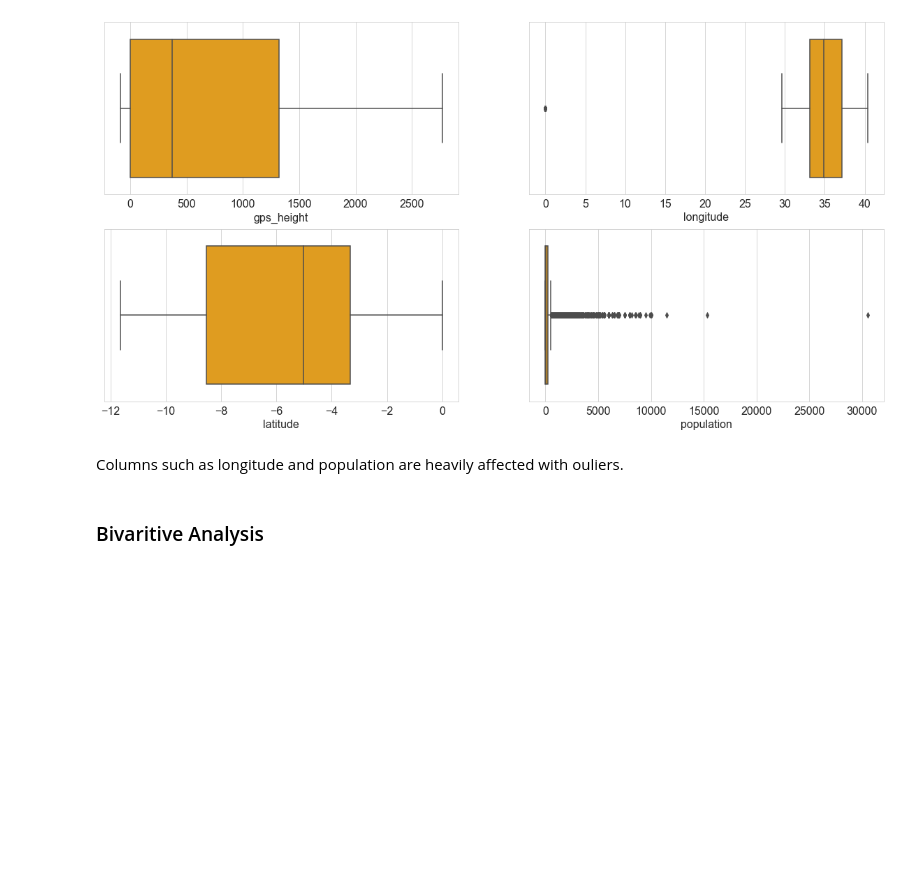
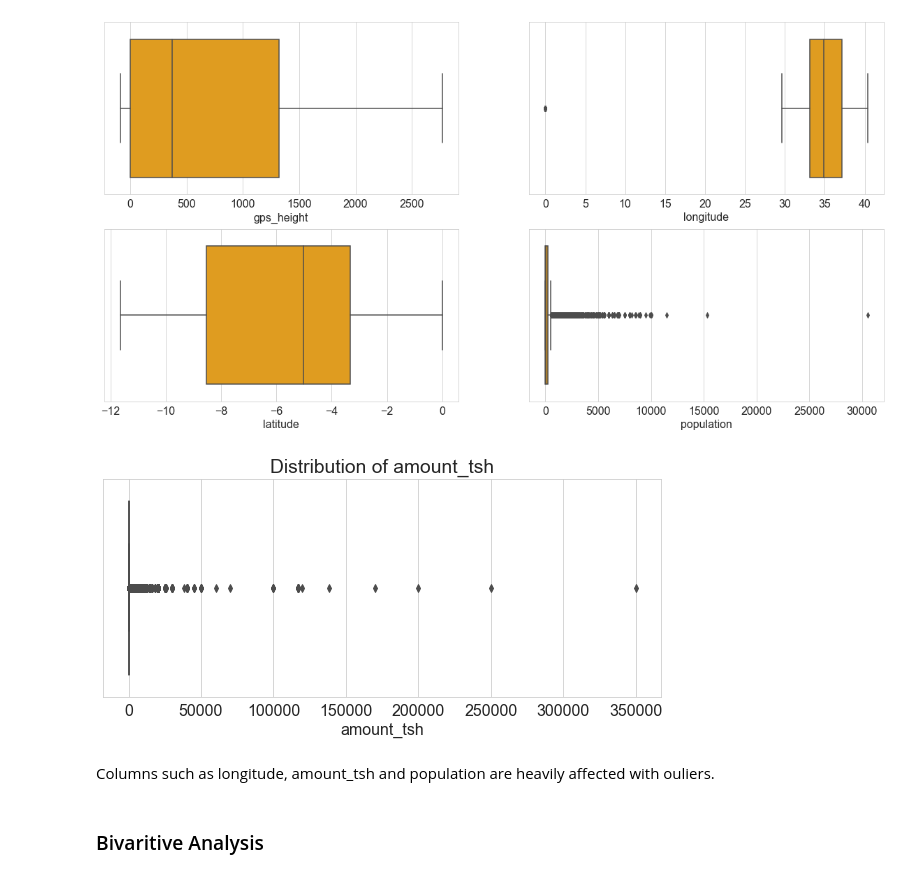
Before and after one commit to IainMosima/Tanzania-water-point-status-prediction-project, a Jupyter notebook: notebooks/1EDA.ipynb, the cells around one changed output. Drawn from its saved outputs; the diff is of its cells as text; code cells hidden in the pictures; blank space fills up the shorter version.

```diff
--- a/notebooks/1EDA.ipynb
+++ b/notebooks/1EDA.ipynb
@@ -187,8 +187,15 @@ for i in range(nrows):
         count+=1
 # %% [output]
 [figure]
+# %%
+fig, ax = plt.subplots(figsize=(10,4))
+sns.boxplot(x=df.amount_tsh, ax=ax, color='orange')
+plt.title('Distribution of amount_tsh')
+plt.show()
+# %% [output]
+[figure, added]
 # %% [markdown]
-Columns such as longitude and population are heavily affected with ouliers.
+Columns such as longitude, amount_tsh and population are heavily affected with ouliers.
 # %% [markdown]
 ### Bivaritive Analysis
 # %%
```
Also changed, not shown: parts of 13 cells of this notebook, 8 other files.
